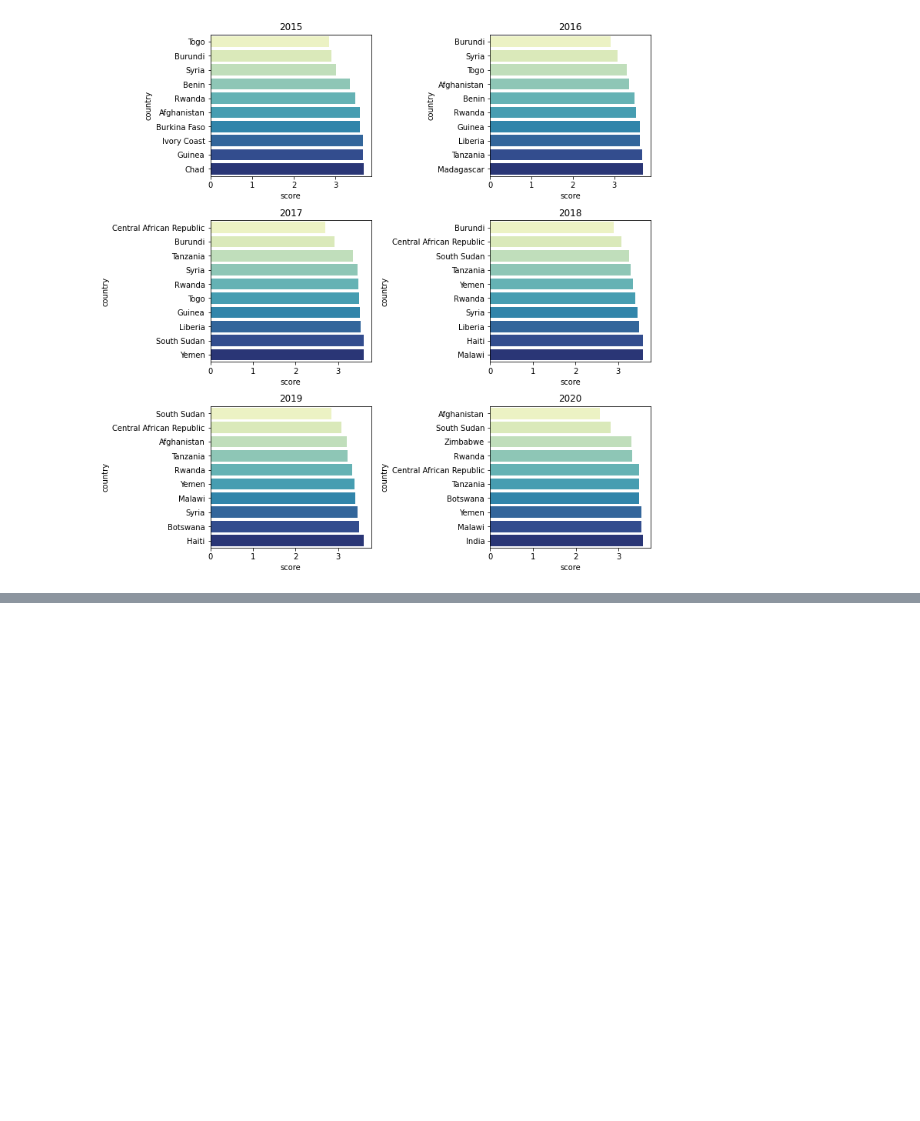
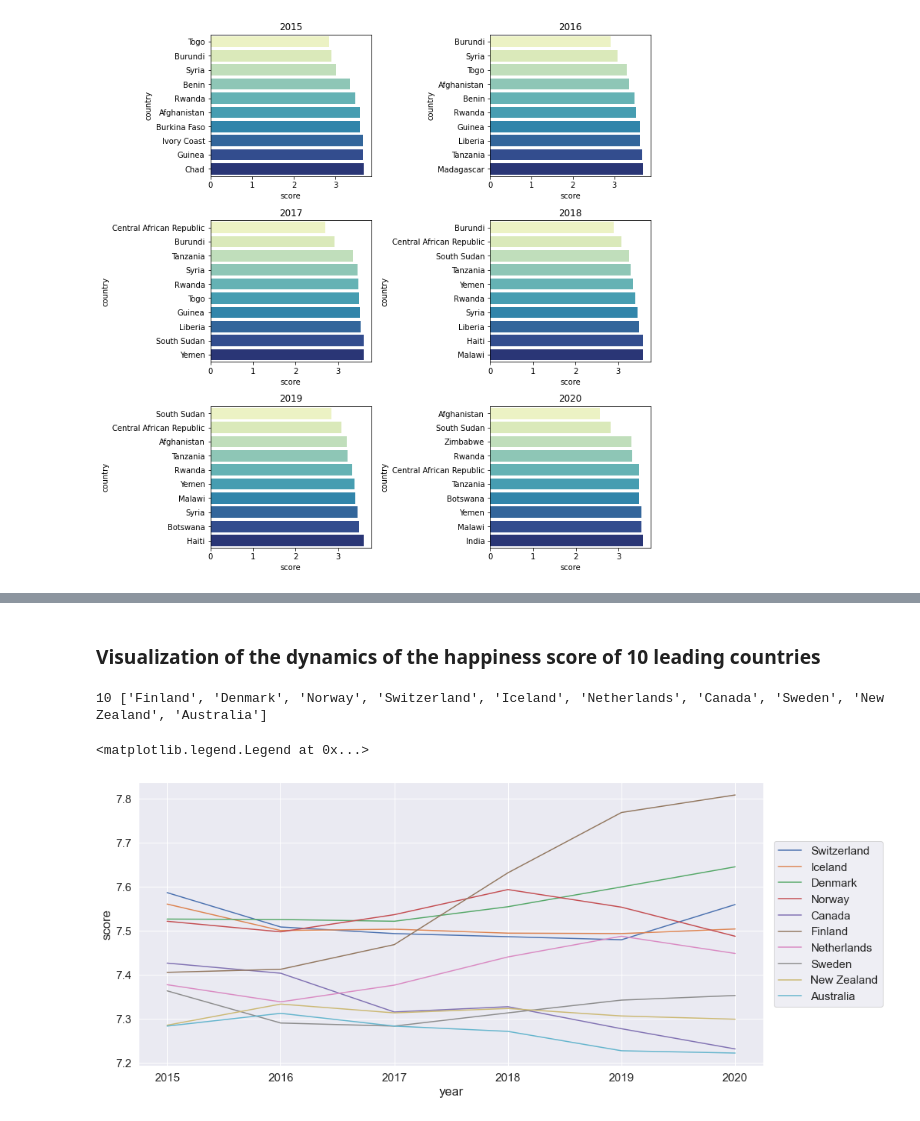
Before and after one commit to Vasily-Vai/World_Happiness_Analysis, a Jupyter notebook: DataAnalysis.ipynb, the cells around one changed output, grey strips where cells are left out. Cells and saved outputs as stored; diff of their text form; code cells hidden in the pictures; blank space fills up the shorter version.

```diff
--- a/DataAnalysis.ipynb
+++ b/DataAnalysis.ipynb
@@ -88,0 +125,16 @@ for row in range(3):
+# %% [markdown]
+### Visualization of the dynamics of the happiness score of 10 leading countries
+# %%
+plt.subplots(figsize=(15,7))
+sortasc_uniq = df.sort_values(by=['score'], ascending=True)
+sortdesc_uniq = df.sort_values(by=['score'], ascending=False)
+countries = []
+countries.extend(list(sortdesc_uniq['country'].drop_duplicates().head(10)))
+print(len(countries), countries)
+upmean = df[df['country'].isin(countries)]
+sns.lineplot(data=upmean, x='year', y='score', hue='country')
+plt.legend(loc='center right', bbox_to_anchor=(1.2, 0.5), ncol=1)
+# %% [output]
+10 ['Finland', 'Denmark', 'Norway', 'Switzerland', 'Iceland', 'Netherlands', 'Canada', 'Sweden', 'New Zealand', 'Australia']
+<matplotlib.legend.Legend at 0x...>
+[figure, added]
```
Also changed, not shown: parts of 26 cells of this notebook.
